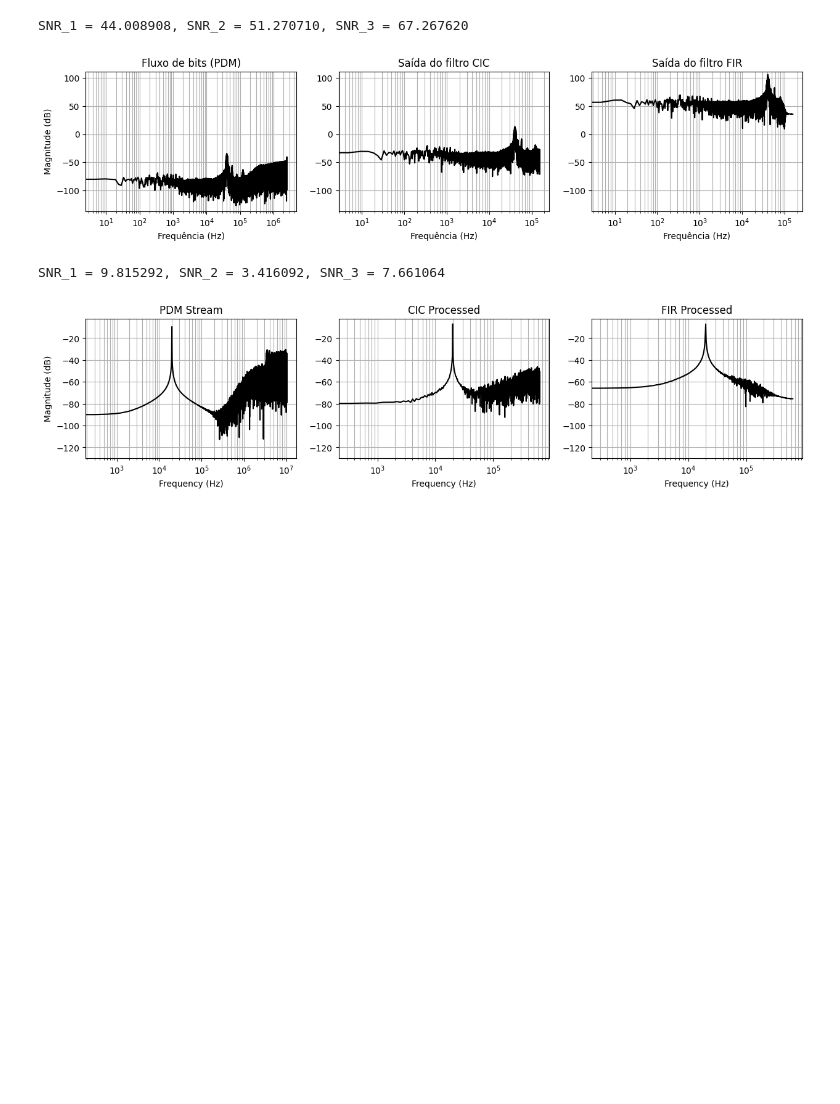
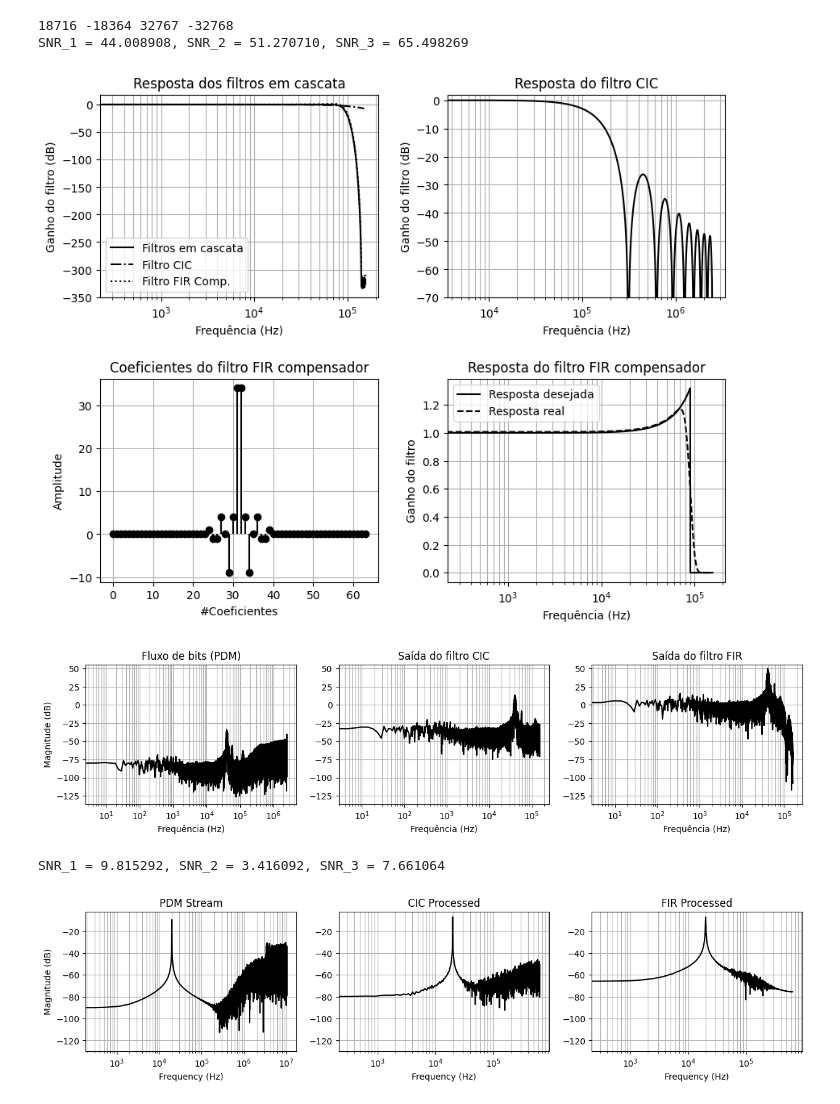
Before and after one commit to Lwao/mems2sd_esp32, a Jupyter notebook: python/PDMSignalProcessing/Filtering.ipynb, the cells around one changed output. Saved outputs shown, nothing was run; the diff lists cells and outputs as text; code cells hidden in the pictures; blank space fills up the shorter version.

Commit message:
PDM2PCM software driver (FIR validated)

```diff
--- a/python/PDMSignalProcessing/Filtering.ipynb
+++ b/python/PDMSignalProcessing/Filtering.ipynb
@@ -17,7 +17,7 @@ from PCM2PDM import *
 from Serialize import *
 from PlotSuite import *
 # %%
-def cic_compensator_response(N=3, R=10, M=1, order=31, cutoff=25, att=50, fs=1000, freq_points=512, plot=False, lang='en'):
+def cic_compensator_response(c=2**13, N=3, R=10, M=1, order=31, cutoff=25, att=50, fs=1000, freq_points=512, plot=False, lang='en'):
     # cic filter response
     freq_cic = np.arange(start=0, stop=0.5, step=1/(2*freq_points))
     spec_cic = np.zeros(len(freq_cic))
@@ -57,7 +57,7 @@ def cic_compensator_response(N=3, R=10, M=1, order=31, cutoff=25, att=50, fs=100
     freq_actual_fir =  np.arange(start=0, stop=freq_points)     * (fs/(2*R)) / (freq_points)
     freq_cic =         np.arange(start=0, stop=freq_points)     * (fs/2)     / (freq_points)
 
-    fir_coeffs = (fir_coeffs*2**15).astype(np.int16)
+    fir_coeffs = (fir_coeffs*c).astype(np.int16)
 
     if plot:
         if lang=='en':
@@ -107,4 +107,36 @@ def cic_compensator_response(N=3, R=10, M=1, order=31, cutoff=25, att=50, fs=100
 
             # np.set_printoptions(threshold=sys.maxsize, formatter={'int':hex})
     return fir_coeffs
+# %%
+# wd = r"C:/Users/levyg/Documents/MEGA/Repositories/mems2sd_esp32/python/PDMSignalProcessing/data/"
+# fname = "ultrasound_pdm_10_32bitsample_5000000hz"
+wd = r"C:/Users/levyg/Documents/MEGA/Repositories/mems2sd_esp32/python/PDMSignalProcessing/PDM_C/fir_processing/"
+fname = "clipped_data_bin"
+fs_pdm = 5e6 # pdm sampling frequency
+N = 2        # number of CIC stages
+R = 16       # decimation rate
+M = 1        # differential delay in the comb section stages of the filter
+order = 64   # fir compensator order
+
+data_pdm = np.fromfile(wd+fname, dtype=np.uint32)
+pdm_stream = swap_bytes_of_word(data_pdm) # only necessary in Python
+
+pdm_stream = pdm_stream.view(dtype=np.uint8).ravel()
+pdm_stream = np.unpackbits(pdm_stream, axis=0).astype(np.int32)
+pdm_stream_shrink = 2*pdm_stream-1
+# pdm_stream = 2*pdm_stream-1
+# pdm_stream = pdm_stream/np.max(pdm_stream)
+
+fir_coeffs = cic_compensator_response(c=2**6, N=N, R=R, M=M, order=order, cutoff=90e3, att=300, fs=fs_pdm, freq_points=512, plot=1, lang='pt')
+cic_processed = CIC(decimation_factor=R, stages=N, differential_delay=M).process(pdm_stream_shrink)
+# # cic_processed = cic_processed/np.max(cic_processed)
+fir_processed = np.convolve(cic_processed, fir_coeffs, mode='full')
+# # fir_processed = fir_processed/np.max(fir_processed)
+print(np.max(fir_processed), np.min(fir_processed), 2**15-1, -2**15)
+pdm_cic_fir_plot(pdm_stream_shrink, cic_processed, fir_processed, fs_pdm, R, lang='pt')
+# %% [output]
+18716 -18364 32767 -32768
+SNR_1 = 44.008908, SNR_2 = 51.270710, SNR_3 = 65.498269
+[figure, added]
+[figure, added]
 # %%
@@ -113,32 +147,3 @@ np.savetxt("python_cic_processed", cic_processed, fmt="%d")
-# %%
-# wd = r"C:/Users/levyg/Documents/MEGA/Repositories/mems2sd_esp32/python/PDMSignalProcessing/data/"
-# fname = "ultrasound_pdm_10_32bitsample_5000000hz"
-wd = r"C:/Users/levyg/Documents/MEGA/Repositories/mems2sd_esp32/python/PDMSignalProcessing/PDM_C/"
-fname = "clipped_data_bin"
-fs_pdm = 5e6 # pdm sampling frequency
-N = 2        # number of CIC stages
-R = 16       # decimation rate
-M = 1        # differential delay in the comb section stages of the filter
-order = 64   # fir compensator order
-
-data_pdm = np.fromfile(wd+fname, dtype=np.uint32)
-pdm_stream = swap_bytes_of_word(data_pdm) # only necessary in Python
-
-pdm_stream = pdm_stream.view(dtype=np.uint8).ravel()
-pdm_stream = np.unpackbits(pdm_stream, axis=0).astype(np.int32)
-pdm_stream_shrink = 2*pdm_stream-1
-# pdm_stream = 2*pdm_stream-1
-# pdm_stream = pdm_stream/np.max(pdm_stream)
-
-fir_coeffs = cic_compensator_response(N=N, R=R, M=M, order=order, cutoff=90e3, att=300, fs=fs_pdm, freq_points=512, plot=False, lang='pt')
-cic_processed = CIC(decimation_factor=R, stages=N, differential_delay=M).process(pdm_stream_shrink)
-# # cic_processed = cic_processed/np.max(cic_processed)
-fir_processed = np.convolve(cic_processed, fir_coeffs, mode='valid')
-# # fir_processed = fir_processed/np.max(fir_processed)
-pdm_cic_fir_plot(pdm_stream_shrink, cic_processed, fir_processed, fs_pdm, R, lang='pt')
-# %% [output]
-SNR_1 = 44.008908, SNR_2 = 51.270710, SNR_3 = 67.267620
-[figure, removed]
 # %%
 Fs = 20480000
 N = 65537
```
Also changed, not shown: parts of 1 cell of this notebook, 21 other files.
